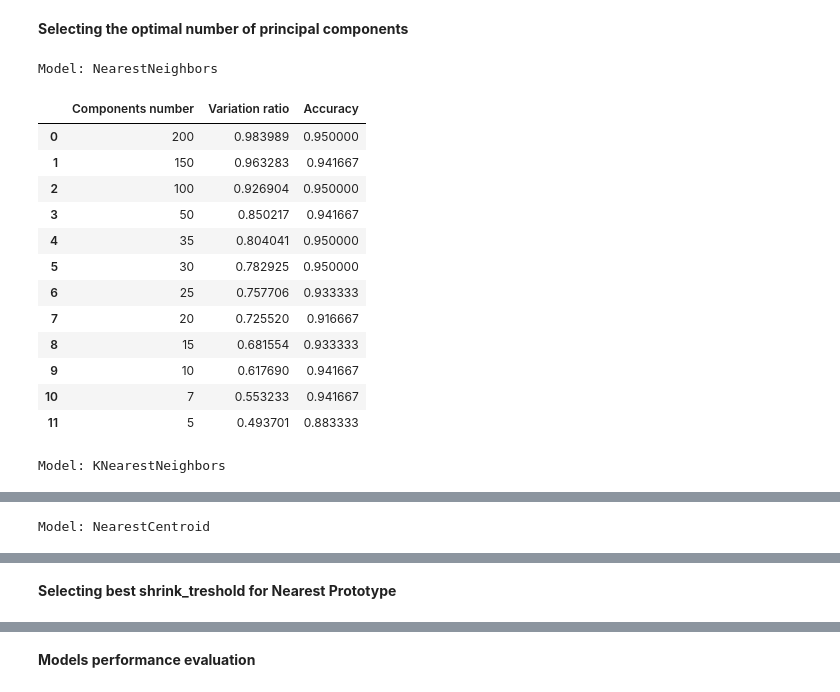
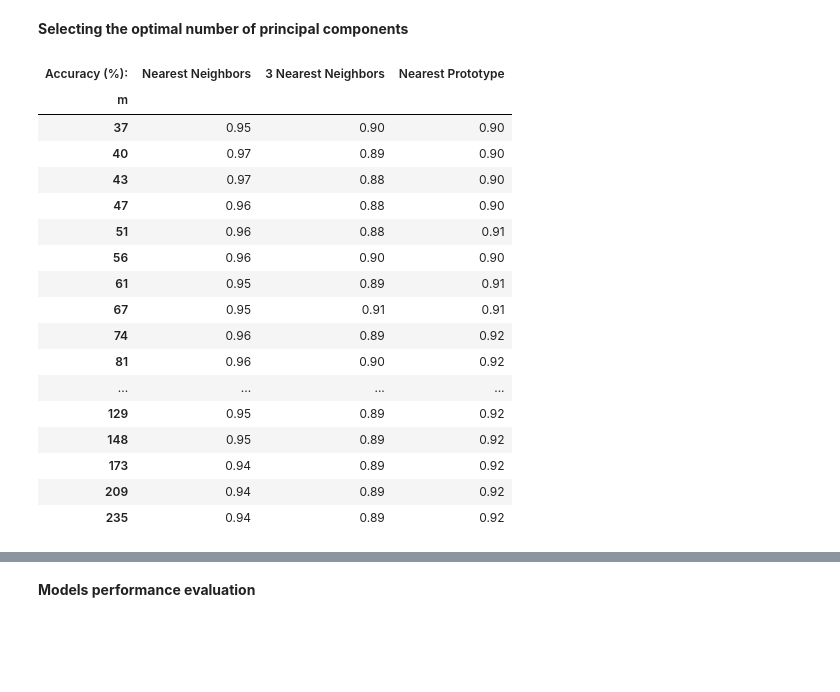
Before and after one commit to DaNa-cpu/Computational-Intelligence-1, a Jupyter notebook: Project.ipynb, the cells around one changed output, grey strips where cells are left out. Drawn from its saved outputs; the diff is of its cells as text; code cells hidden in the pictures; blank space fills up the shorter version.

```diff
--- a/Project.ipynb
+++ b/Project.ipynb
@@ -45,7 +100,7 @@ X_std = scaler.fit_transform(X_norm)
 # %% [markdown]
 <b>Splitting the dataset into training set and test set
 # %%
-X_train, X_test, y_train, y_test = train_test_split(X_std, y, test_size=0.3, random_state=42, shuffle=True, stratify=y)
+X_train, X_test, y_train, y_test = train_test_split(X_norm, y, test_size=0.3, random_state=42, shuffle=True, stratify=y)
 
 print(X_train.shape, X_test.shape, y_train.shape, y_test.shape)
 # %% [output]
@@ -55,12 +107,0 @@ print(X_train.shape, X_test.shape, y_train.shape, y_test.shape)
-# %%
-pca = PCA()
-pca.fit(X_train)
-evr = pca.explained_variance_ratio_
-
-plt.figure(figsize=(12, 6))
-plt.plot(np.cumsum(evr), marker="o")
-plt.xlabel("Principal components number")
-plt.ylabel("Variance ratio")
-plt.ylim(0, 1.2)
-plt.grid(True)
-plt.show()
@@ -103,40 +129,47 @@ plt.show()
 # %%
 nn = KNeighborsClassifier(n_neighbors=1)
 knn = KNeighborsClassifier(n_neighbors=3)
-nc = NearestCentroid(shrink_threshold=None)
+nc = NearestCentroid()
 
-models = [( "NearestNeighbors", nn), ( "KNearestNeighbors", knn), ( "NearestCentroid", nc)]
+models = [( "Nearest Neighbors", nn), ( "3 Nearest Neighbors", knn), ( "Nearest Prototype", nc)]
 # %% [markdown]
 <b> Selecting the optimal number of principal components
 # %%
+pca_full = PCA().fit(X_train)
+
+m_components = results["train / test 70% / 30%"].astype(int).tolist()
+df_accuracy = pd.DataFrame(index=m_components)
+
 for name,model in models:
     rows = []
-    for n_components in [200, 150, 100, 50, 35, 30, 25, 20, 15, 10, 7, 5]:
-        pca = PCA(n_components=n_components)
-        pca.fit(X_train)
+    for m in m_components:
+        X_train_pca = pca_full.transform(X_train)[:, :m]
+        X_test_pca = pca_full.transform(X_test)[:, :m]
 
-        model.fit(pca.transform(X_train), y_train)
-        accuracy = model.score(pca.transform(X_test), y_test)
-        variation_ratio = sum(pca.explained_variance_ratio_)
+        model.fit(X_train_pca, y_train)
+        accuracy = model.score(X_test_pca, y_test)
 
-
-        rows.append({"Components number": n_components,"Variation ratio": variation_ratio,"Accuracy": accuracy})
-    df = pd.DataFrame(rows)
-    print(f"\nModel: {name}")
-    display(df)
+        rows.append(round(accuracy,2))
+    df_accuracy[name] = rows
+df_accuracy.index.name = "m"
+df_accuracy.columns.name = "Accuracy (%):"
+display(df_accuracy)
 # %% [output]
-Model: NearestNeighbors
-|  | Components number | Variation ratio | Accuracy |
-| 0 | 200 | 0.983989 | 0.950000 |
-| 1 | 150 | 0.963283 | 0.941667 |
-| 2 | 100 | 0.926904 | 0.950000 |
-| 3 | 50 | 0.850217 | 0.941667 |
-| 4 | 35 | 0.804041 | 0.950000 |
-| 5 | 30 | 0.782925 | 0.950000 |
-| 6 | 25 | 0.757706 | 0.933333 |
-| 7 | 20 | 0.725520 | 0.916667 |
-| 8 | 15 | 0.681554 | 0.933333 |
-| 9 | 10 | 0.617690 | 0.941667 |
-| 10 | 7 | 0.553233 | 0.941667 |
-| 11 | 5 | 0.493701 | 0.883333 |
+| Accuracy (%): | Nearest Neighbors | 3 Nearest Neighbors | Nearest Prototype |
+| m |  |  |  |
+| 37 | 0.95 | 0.90 | 0.90 |
+| 40 | 0.97 | 0.89 | 0.90 |
+| 43 | 0.97 | 0.88 | 0.90 |
+| 47 | 0.96 | 0.88 | 0.90 |
+| 51 | 0.96 | 0.88 | 0.91 |
+| 56 | 0.96 | 0.90 | 0.90 |
+| 61 | 0.95 | 0.89 | 0.91 |
+| 67 | 0.95 | 0.91 | 0.91 |
+| 74 | 0.96 | 0.89 | 0.92 |
+| 81 | 0.96 | 0.90 | 0.92 |
+| ... | ... | ... | ... |
+| 129 | 0.95 | 0.89 | 0.92 |
+| 148 | 0.95 | 0.89 | 0.92 |
+| 173 | 0.94 | 0.89 | 0.92 |
+| 209 | 0.94 | 0.89 | 0.92 |
+| 235 | 0.94 | 0.89 | 0.92 |
-Model: KNearestNeighbors
@@ -156 +175,0 @@ Model: KNearestNeighbors
-Model: NearestCentroid
@@ -170,2 +175,0 @@ Model: NearestCentroid
-# %% [markdown]
-<b>Selecting best shrink_treshold for Nearest Prototype
```
Also changed, not shown: parts of 23 cells of this notebook.
